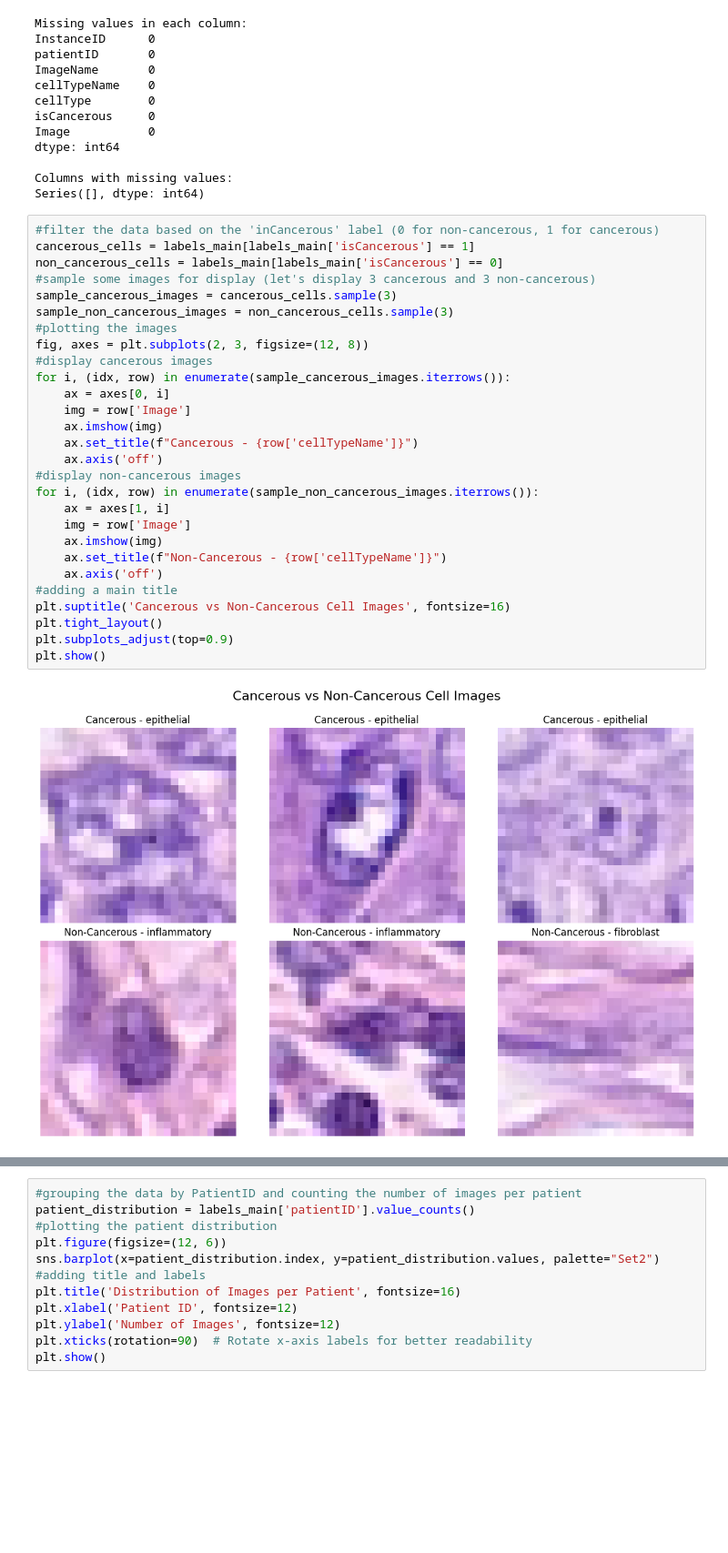
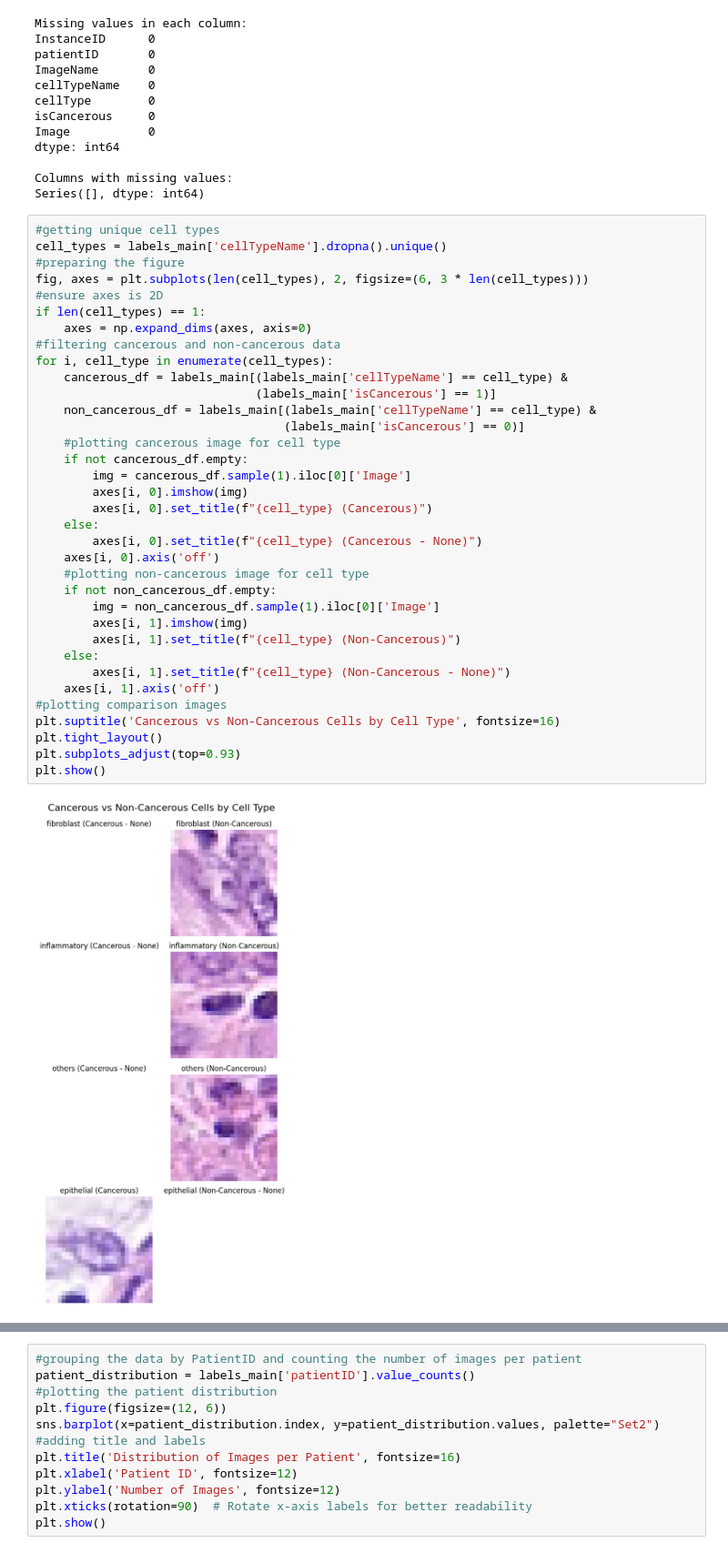
Before and after one commit to sheikhmunim/cml_assignment2, a Jupyter notebook: assignment_2.ipynb, the cells around one changed output, grey strips where cells are left out. Shown at 91% size. Cells and saved outputs as stored; diff of their text form; blank space fills up the shorter version.

```diff
--- a/assignment_2.ipynb
+++ b/assignment_2.ipynb
@@ -167,35 +175,42 @@ dtype: int64
 Columns with missing values:
 Series([], dtype: int64)
 # %%
-#filter the data based on the 'inCancerous' label (0 for non-cancerous, 1 for cancerous)
-cancerous_cells = labels_main[labels_main['isCancerous'] == 1]
-non_cancerous_cells = labels_main[labels_main['isCancerous'] == 0]
-#sample some images for display (let's display 3 cancerous and 3 non-cancerous)
-sample_cancerous_images = cancerous_cells.sample(3)
-sample_non_cancerous_images = non_cancerous_cells.sample(3)
-#plotting the images
-fig, axes = plt.subplots(2, 3, figsize=(12, 8))
-#display cancerous images
-for i, (idx, row) in enumerate(sample_cancerous_images.iterrows()):
-    ax = axes[0, i]
-    img = row['Image']
-    ax.imshow(img)
-    ax.set_title(f"Cancerous - {row['cellTypeName']}")
-    ax.axis('off')
-#display non-cancerous images
-for i, (idx, row) in enumerate(sample_non_cancerous_images.iterrows()):
-    ax = axes[1, i]
-    img = row['Image']
-    ax.imshow(img)
-    ax.set_title(f"Non-Cancerous - {row['cellTypeName']}")
-    ax.axis('off')
-#adding a main title
-plt.suptitle('Cancerous vs Non-Cancerous Cell Images', fontsize=16)
+#getting unique cell types
+cell_types = labels_main['cellTypeName'].dropna().unique()
+#preparing the figure
+fig, axes = plt.subplots(len(cell_types), 2, figsize=(6, 3 * len(cell_types)))
+#ensure axes is 2D
+if len(cell_types) == 1:
+    axes = np.expand_dims(axes, axis=0)
+#filtering cancerous and non-cancerous data
+for i, cell_type in enumerate(cell_types):
+    cancerous_df = labels_main[(labels_main['cellTypeName'] == cell_type) &
+                               (labels_main['isCancerous'] == 1)]
+    non_cancerous_df = labels_main[(labels_main['cellTypeName'] == cell_type) &
+                                   (labels_main['isCancerous'] == 0)]
+    #plotting cancerous image for cell type
+    if not cancerous_df.empty:
+        img = cancerous_df.sample(1).iloc[0]['Image']
+        axes[i, 0].imshow(img)
+        axes[i, 0].set_title(f"{cell_type} (Cancerous)")
+    else:
+        axes[i, 0].set_title(f"{cell_type} (Cancerous - None)")
+    axes[i, 0].axis('off')
+    #plotting non-cancerous image for cell type
+    if not non_cancerous_df.empty:
+        img = non_cancerous_df.sample(1).iloc[0]['Image']
+        axes[i, 1].imshow(img)
+        axes[i, 1].set_title(f"{cell_type} (Non-Cancerous)")
+    else:
+        axes[i, 1].set_title(f"{cell_type} (Non-Cancerous - None)")
+    axes[i, 1].axis('off')
+#plotting comparison images
+plt.suptitle('Cancerous vs Non-Cancerous Cells by Cell Type', fontsize=16)
 plt.tight_layout()
-plt.subplots_adjust(top=0.9)
+plt.subplots_adjust(top=0.93)
 plt.show()
 # %% [output]
-[figure, old version]
+[figure, new version]
 # %%
 #function to calculate pixel intensity distribution for grayscale images
 def plot_pixel_intensity_distribution(images, title="Pixel Intensity Distribution"):
```
Also changed, not shown: parts of 17 cells of this notebook.
